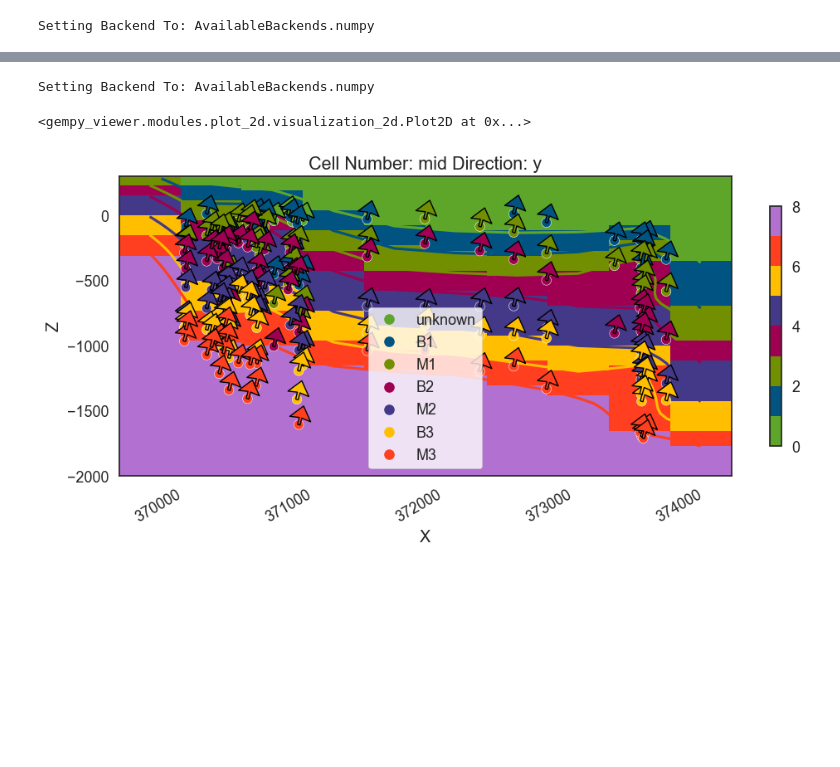
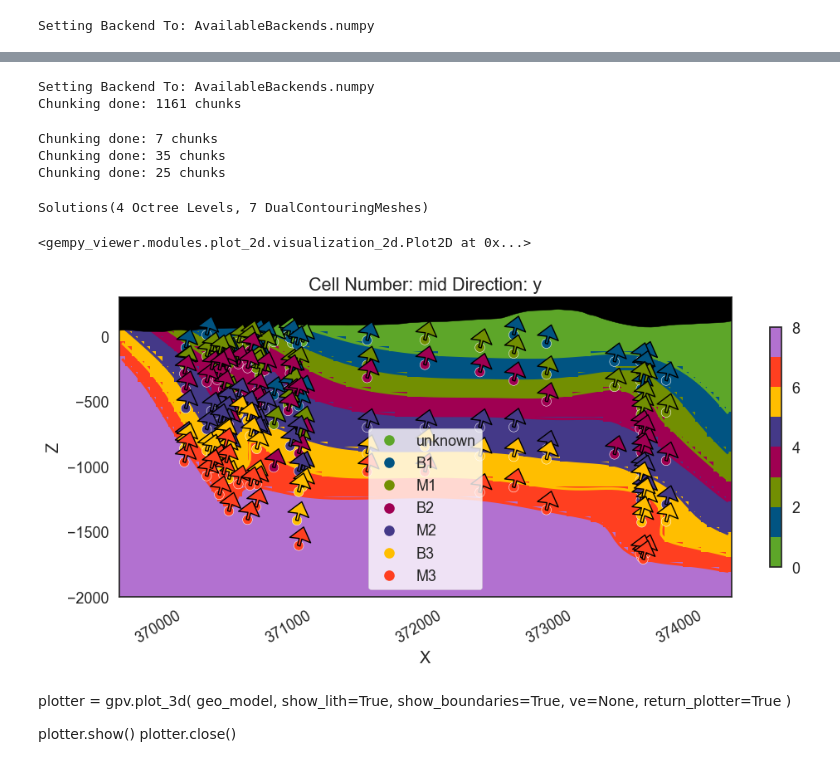
Before and after one commit to ethan-meen/MSc-Thesis, a Jupyter notebook: gempy/gempytutorial.ipynb, the cells around one changed output, grey strips where cells are left out. Drawn from its saved outputs; the diff is of its cells as text; code cells hidden in the pictures; blank space fills up the shorter version.

```diff
--- a/gempy/gempytutorial.ipynb
+++ b/gempy/gempytutorial.ipynb
@@ -17,7 +17,7 @@ x_lims = (369702.8, 374398.9)
 y_lims = (407778.9, 411690.2)
 z_lims = (300, -2000)
 
-resolution = [10, 10, 60]   # nx, ny, nz
+resolution = [100, 100, 60]   # nx, ny, nz
 
 #  ====
 extent = x_lims+y_lims+z_lims[::-1]
@@ -63,9 +63,14 @@ Active grids: GridTypes.NONE|TOPOGRAPHY|DENSE
 gp.compute_model(geo_model)
 # %% [output]
 Setting Backend To: AvailableBackends.numpy
+Chunking done: 1161 chunks
+Chunking done: 7 chunks
+Chunking done: 35 chunks
+Chunking done: 25 chunks
+Solutions(4 Octree Levels, 7 DualContouringMeshes)
 # %%
 # Display the result in 2d section
-gpv.plot_2d(geo_model)
+gpv.plot_2d(geo_model, show_topography=True)
 # %% [output]
 <gempy_viewer.modules.plot_2d.visualization_2d.Plot2D at 0x...>
-[figure, old version]
+[figure, new version]
@@ -82,0 +77,11 @@ plotter.close()
+# %% [markdown]
+plotter = gpv.plot_3d(
+    geo_model,
+    show_lith=True,
+    show_boundaries=True,
+    ve=None,
+    return_plotter=True
+)
+
+plotter.show()
+plotter.close()
```
Also changed, not shown: parts of 8 cells of this notebook.
